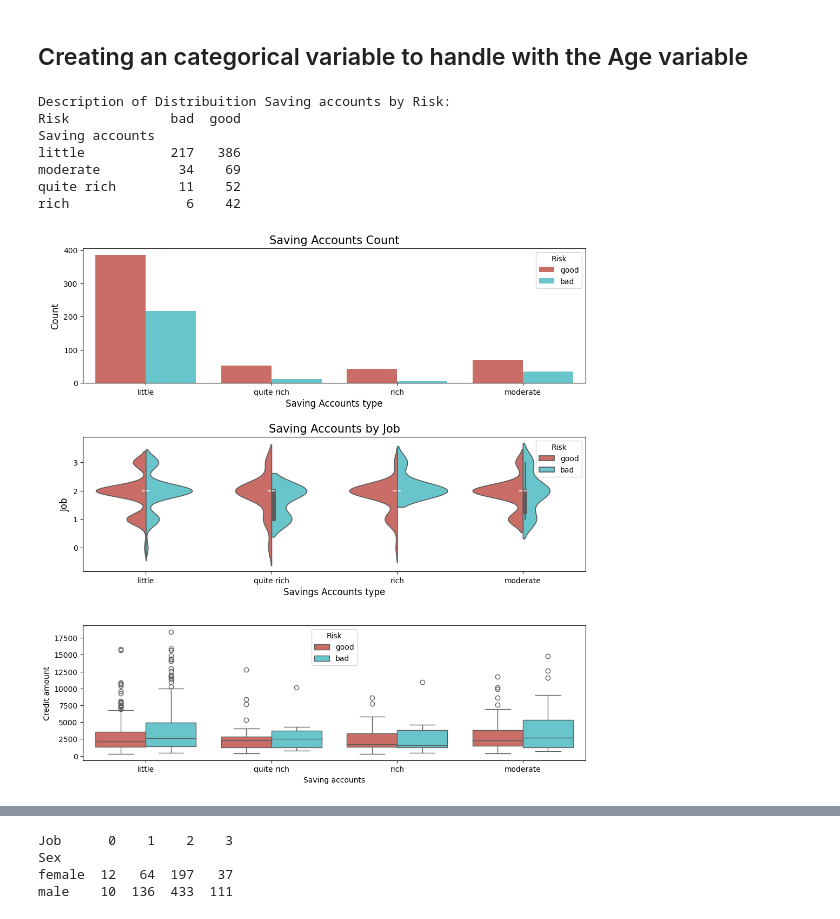
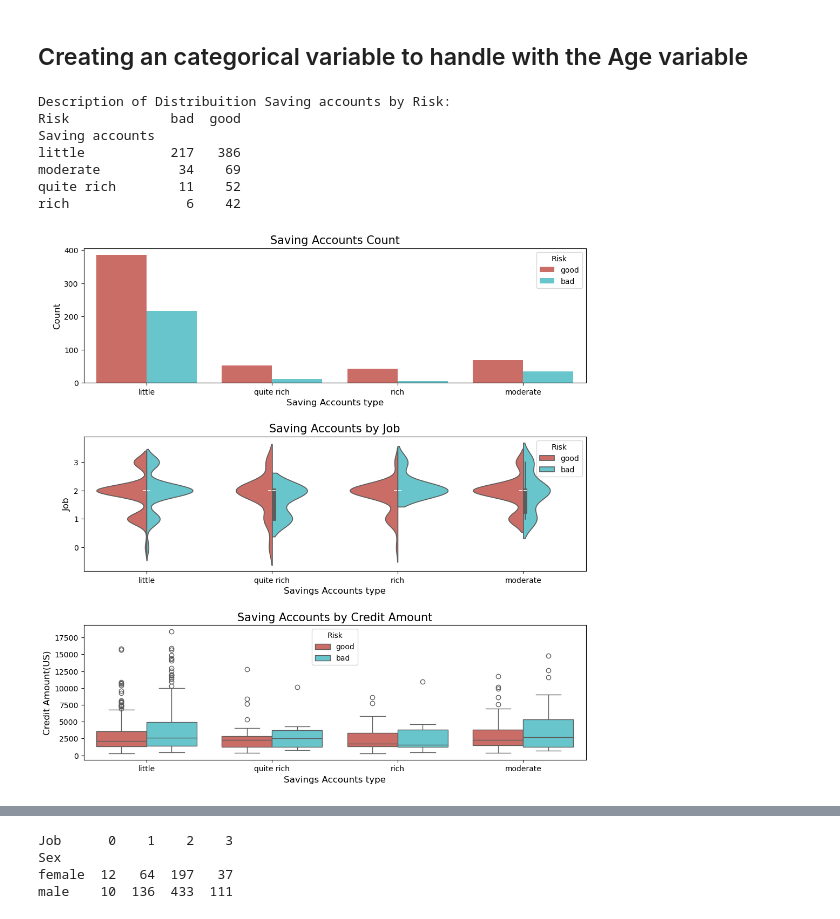
Before and after one commit to hugogs7/TXAI, a Jupyter notebook: predicting-credit-risk-model-pipeline-763ef1.ipynb, the cells around one changed output, grey strips where cells are left out. Drawn from its saved outputs; the diff is of its cells as text; code cells hidden in the pictures.

```diff
--- a/predicting-credit-risk-model-pipeline-763ef1.ipynb
+++ b/predicting-credit-risk-model-pipeline-763ef1.ipynb
@@ -88,35 +88,35 @@ df_bad = df_credit[df_credit["Risk"] == 'bad']
 print("Description of Distribuition Saving accounts by Risk:  ")
 print(pd.crosstab(df_credit["Saving accounts"],df_credit.Risk))
 
 fig, ax = plt.subplots(3,1, figsize=(12,12))
 g = sns.countplot(x="Saving accounts", data=df_credit, palette="hls",
               ax=ax[0],hue="Risk")
 g.set_title("Saving Accounts Count", fontsize=15)
 g.set_xlabel("Saving Accounts type", fontsize=12)
 g.set_ylabel("Count", fontsize=12)
 
 g1 = sns.violinplot(x="Saving accounts", y="Job", data=df_credit, palette="hls",
                hue = "Risk", ax=ax[1],split=True)
 g1.set_title("Saving Accounts by Job", fontsize=15)
 g1.set_xlabel("Savings Accounts type", fontsize=12)
 g1.set_ylabel("Job", fontsize=12)
 
-g = sns.boxplot(x="Saving accounts", y="Credit amount", data=df_credit, ax=ax[2],
+g2 = sns.boxplot(x="Saving accounts", y="Credit amount", data=df_credit, ax=ax[2],
             hue = "Risk",palette="hls")
+
 g2.set_title("Saving Accounts by Credit Amount", fontsize=15)
 g2.set_xlabel("Savings Accounts type", fontsize=12)
 g2.set_ylabel("Credit Amount(US)", fontsize=12)
 
-plt.subplots_adjust(hspace = 0.4,top = 0.9)
-
+plt.subplots_adjust(hspace = 0.4, top = 0.9)
 plt.show()
 # %% [output]
 Description of Distribuition Saving accounts by Risk:
 Risk             bad  good
 Saving accounts
 little           217   386
 moderate          34    69
 quite rich        11    52
 rich               6    42
-[figure, old version]
+[figure, new version]
 # %%
```
Also changed, not shown: parts of 8 cells of this notebook.
